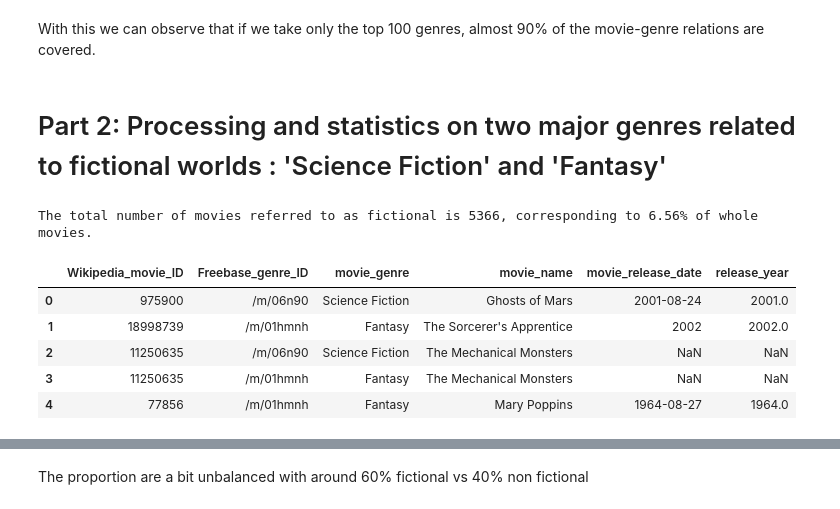
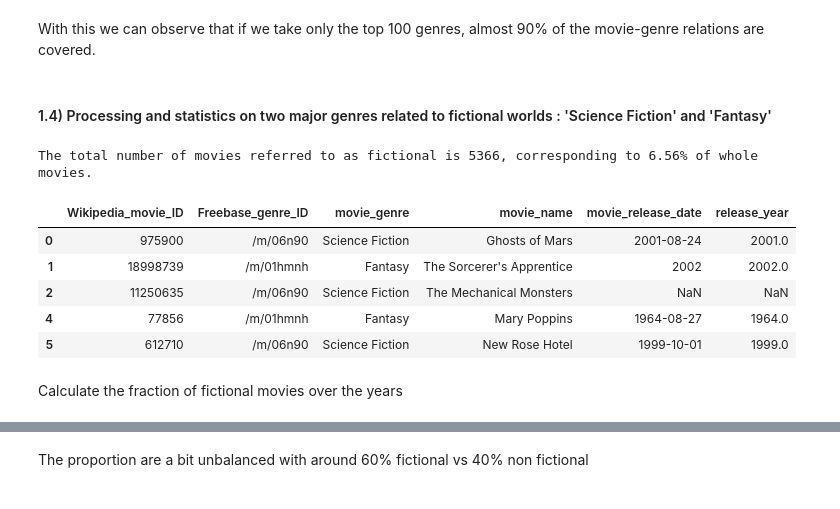
Before and after one commit to epfl-ada/ada-2023-project-thepiratesofthestreet, a Jupyter notebook: milestone2.ipynb, the cells around one changed output, grey strips where cells are left out. Cells and saved outputs as stored; diff of their text form; code cells hidden in the pictures.

```diff
--- a/milestone2.ipynb
+++ b/milestone2.ipynb
@@ -115,7 +118,7 @@ plt.show()
 # %% [markdown]
 With this we can observe that if we take only the top 100 genres, almost 90% of the movie-genre relations are covered.
 # %% [markdown]
-# Part 2: Processing and statistics on two major genres related to fictional worlds : 'Science Fiction' and 'Fantasy'
+#### 1.4) Processing and statistics on two major genres related to fictional worlds : 'Science Fiction' and 'Fantasy'
 # %%
 df_fictional = df_genres[df_genres['movie_genre'].isin(['Science Fiction', 'Fantasy'])].copy()
 print(f"The total number of movies referred to as fictional is {df_fictional['Wikipedia_movie_ID'].unique().size}, corresponding to {df_fictional['Wikipedia_movie_ID'].unique().size/df_movies['Wikipedia_movie_ID'].unique().size:.2%} of whole movies.")
@@ -124,12 +127,13 @@ The total number of movies referred to as fictional is 5366, corresponding to 6.
 # %%
 # populate the fictional genre dataset to add information on the movie as the release date
 df_movies_fictional = pd.merge(df_fictional, df_movies[['Wikipedia_movie_ID', 'movie_name', 'movie_release_date']], on='Wikipedia_movie_ID', how='inner').copy()
-df_movies_fictional['release_year'] =  pd.to_datetime(df_movies_fictional['movie_release_date'], format='mixed').dt.year
-df_movies_fictional.head()
+df_movies_fictional['release_year'] =  pd.to_datetime(df_movies_fictional['movie_release_date'], format='mixed', errors='coerce').dt.year
+df_movies_fictional_id = df_movies_fictional[~df_movies_fictional.duplicated('Wikipedia_movie_ID')].copy()
+df_movies_fictional_id.head()
 # %% [output]
 |  | Wikipedia_movie_ID | Freebase_genre_ID | movie_genre | movie_name | movie_release_date | release_year |
 | 0 | 975900 | /m/06n90 | Science Fiction | Ghosts of Mars | 2001-08-24 | 2001.0 |
 | 1 | 18998739 | /m/01hmnh | Fantasy | The Sorcerer's Apprentice | 2002 | 2002.0 |
 | 2 | 11250635 | /m/06n90 | Science Fiction | The Mechanical Monsters | NaN | NaN |
-| 3 | 11250635 | /m/01hmnh | Fantasy | The Mechanical Monsters | NaN | NaN |
 | 4 | 77856 | /m/01hmnh | Fantasy | Mary Poppins | 1964-08-27 | 1964.0 |
+| 5 | 612710 | /m/06n90 | Science Fiction | New Rose Hotel | 1999-10-01 | 1999.0 |
@@ -135,0 +143,2 @@ df_movies_fictional.head()
+# %% [markdown]
+Calculate the fraction of fictional movies over the years
```
Also changed, not shown: parts of 36 cells of this notebook, 1 other file.
